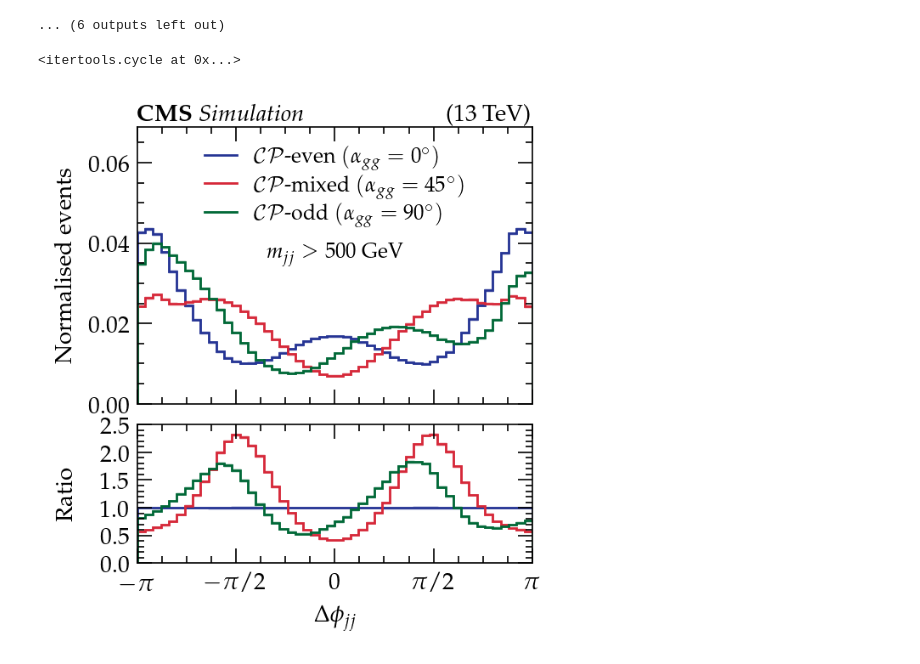
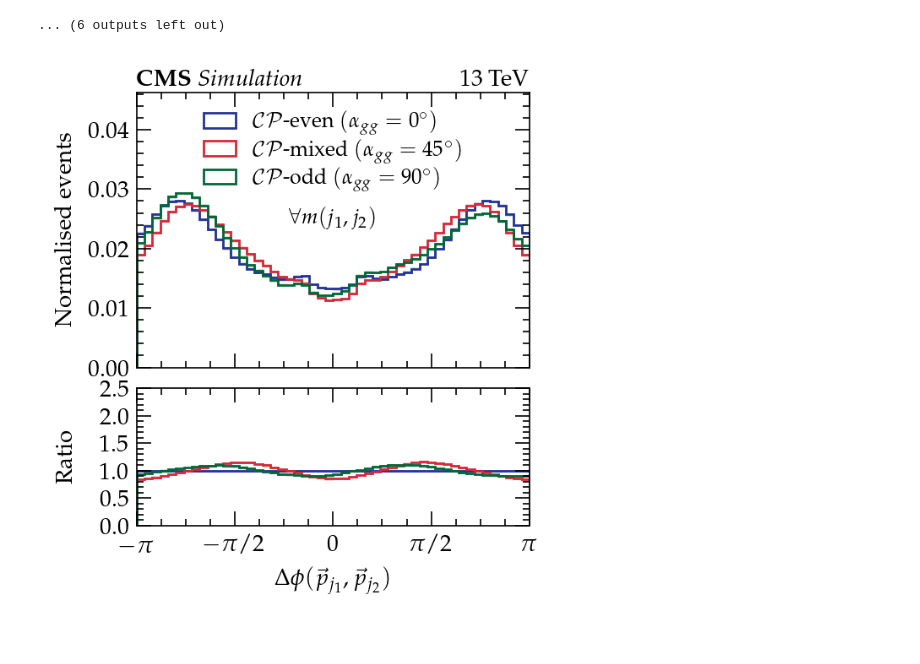
Before and after one commit to albertdow/htt-notebooks, a Jupyter notebook: gen_distributions-cpprod.ipynb, the cells around one changed output. Saved outputs shown, nothing was run; the diff lists cells and outputs as text; code cells hidden in the pictures.

```diff
--- a/gen_distributions-cpprod.ipynb
+++ b/gen_distributions-cpprod.ipynb
@@ -162,10 +162,6 @@ df.set_index(["parent"], inplace=True)
 | 19900865 | -1.258377 | 523.238225 | 0.001149 | ps |
 36648981 rows × 4 columns
 ... (6 outputs left out)
-# %%
-itertools.cycle(["#253494","#D62839","#006837"])
-# %% [output]
-<itertools.cycle at 0x...>
 # %%
 prop_cycle = plt.rcParams['axes.prop_cycle']
 #colors = itertools.cycle(prop_cycle.by_key()['color'])
@@ -183,7 +179,7 @@ def cms_label(ax, label, lumi=35.9, energy=13, extra_label=""):
         ha='left', va='bottom', transform=ax.transAxes,
     )
     ax.text(
-        1, 1, r'({:.0f} TeV)'.format(energy),
+        1, 1, r'{:.0f} TeV'.format(energy),
         ha='right', va='bottom', transform=ax.transAxes,
     )
 cms_label(ax[0], "Simulation")
@@ -197,7 +193,7 @@ for idx, (process, sample) in enumerate(samples.items()):
     process_mask = df.index.get_level_values("parent") != process
     tdf = df.loc[~process_mask, :]
     # mjj selection
-    tdf = tdf.loc[tdf.eval("mjj > 500"),:]
+    #tdf = tdf.loc[tdf.eval("mjj > 300"),:]
     sum_w, _ = np.histogram(
         tdf[plot_var],
         bins=bin_edges,
@@ -266,40 +262,40 @@ for idx, (process, sample) in enumerate(samples.items()):
     handles[idx] = line
 
 ax[0].legend(
-    handles=tuple(handles),
+    #handles=tuple(handles),
     labels=labels,
     loc=9,
     labelspacing=0.2,
     fontsize=9,
     framealpha=0,
     #bbox_to_anchor=(1,1)
 )
 
 ax[0].text(
-    #0.5, 0.5, r'$\forall m(j_1, j_2)$',
+    0.5, 0.5, r'$\forall m(j_1, j_2)$',
     #0.5, 0.5, r'$m(j_1, j_2) > 300\ \mathrm{GeV}$',
-    0.5, 0.5, r'$m_{jj} > 500\ \mathrm{GeV}$',
+    #0.5, 0.5, r'$m_{jj} > 500\ \mathrm{GeV}$',
     transform=ax[0].transAxes,
     ha='center', va='bottom',
     fontsize=9.,
 )
 
 ax[0].set_ylabel("Normalised events")
 ax[1].set_ylabel("Ratio")
 try:
     ax[1].set_xlabel(var_kw[plot_var])
 except KeyError:
     print(f"{plot_var} not defined in var_kw")
     ax[1].set_xlabel(plot_var.replace("_"," "))
-ax[1].set_xlabel(r"$\Delta\phi_{jj}$")
+#ax[1].set_xlabel(r"$\Delta\phi_{jj}$")
 ax[0].set_ylim(0., ax[0].get_ylim()[1]*1.5)
 ax[1].set_ylim(0., 2.5)
 ax[1].set_yticks([0., 0.5, 1., 1.5, 2., 2.5])
 ax[1].set_xlim(-np.pi, np.pi)
 ax[1].set_xticks([-np.pi, -np.pi/2, 0, np.pi/2, np.pi])
 ax[1].set_xticklabels(["$-\pi$", "$-\pi/2$", 0, "$\pi/2$", "$\pi$"])
 
 fig.align_labels()
-fig.savefig(f"plots/gen_{plot_var}_cpprod_mjj500.pdf", bbox_inches='tight')
+fig.savefig(f"plots/gen_{plot_var}_cpprod_mjjinc.pdf", bbox_inches='tight')
 # %% [output]
-[figure, old version]
+[figure, new version]
```
Also changed, not shown: 3 other files.
